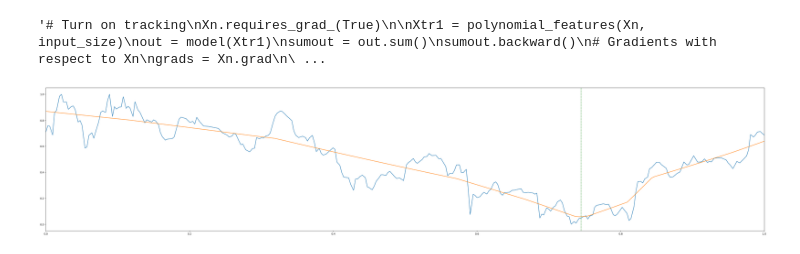
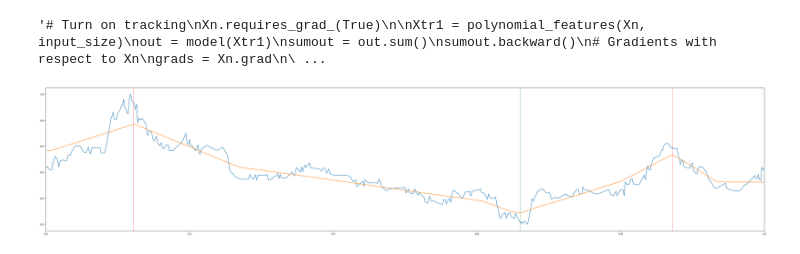
Before and after one commit to yarchickkk/approguru, a Jupyter notebook: play.ipynb, the cells around one changed output. Drawn from its saved outputs; the diff is of its cells as text; code cells hidden in the pictures.

Commit message:
Found a good model parameters.
- Also vectorized code a bit.
- Started organizing stuff in a functions.

```diff
--- a/play.ipynb
+++ b/play.ipynb
@@ -119,5 +157,5 @@ class MLP(nn.Module):
 # %%
-X, Y, Xn, Yn = preprocess_data(mstr_data, epsilon=0.0)
+X, Y, Xn, Yn = preprocess_data(wojak_data, epsilon=0.0)
 # %%
 # Approximated function
 plt.figure(figsize=(50, 10))
@@ -127,0 +166,9 @@ plt.margins(x=0);
+# %%
+input_size = 2
+hidden_neurons = [8, 16, 16, 16, 8]
+
+model = MLP(input_size, hidden_neurons, nn.LeakyReLU)
+Xp = polynomial_features(Xn, input_size)
+
+train_mlp(model, Xp, Yn, verbosity=True)
+preds = model(Xp)
@@ -128,19 +177,19 @@ plt.margins(x=0);
 # %%
-input_size = 2
-hidden_neurons = [16, 32, 16]  # [4, 8, 4]  # [100, 200, 100]
+"""input_size = 2
+hidden_neurons = [8, 16, 16, 16, 8]  # [4, 8, 4]  # [100, 200, 100]
 
 model = MLP(input_size, hidden_neurons, nn.LeakyReLU)
 Xp = polynomial_features(Xn, input_size)
 
 mse_loss = nn.MSELoss(reduction="mean")
-optimizer = torch.optim.AdamW(model.parameters(), lr=1e-3)
+optimizer = torch.optim.AdamW(model.parameters(), lr=1e-3)"""
 # %%
-num_iters = 100
+"""num_iters = 1000
 for i in range(num_iters):
     optimizer.zero_grad(set_to_none=True)
     preds = model(Xp)
     loss = mse_loss(preds, Yn)
     print(loss)
     loss.backward()
-    optimizer.step()
+    optimizer.step()"""
 # %% [output]
@@ -191,22 +240,22 @@ grads = model.get_original_feature_gradients(Xn)
 # %%
 fig, ax = plt.subplots(figsize=(50, 10))
 
 ax.plot(Xn, Yn)
 ax.plot(Xn, preds.detach())
 
 extremums = [0]
 for i, (prev, next) in enumerate(zip(grads, grads[1:])):
     if prev <= 0 and next > 0:
         ax.axvline(x=Xn[i], color='green', linestyle='--', linewidth=1)
         extremums.append(i)
     elif prev > 0 and next <= 0:
         ax.axvline(x=Xn[i], color='red', linestyle='--', linewidth=1)
         extremums.append(i)
-extremums.append(287)
+extremums.append(349)
 
 ax.margins(x=0);
 # %% [output]
-[figure, old version]
+[figure, new version]
 # %%
 extremums
 # %% [output]
```
Also changed, not shown: parts of 9 cells of this notebook, 8 other files.
